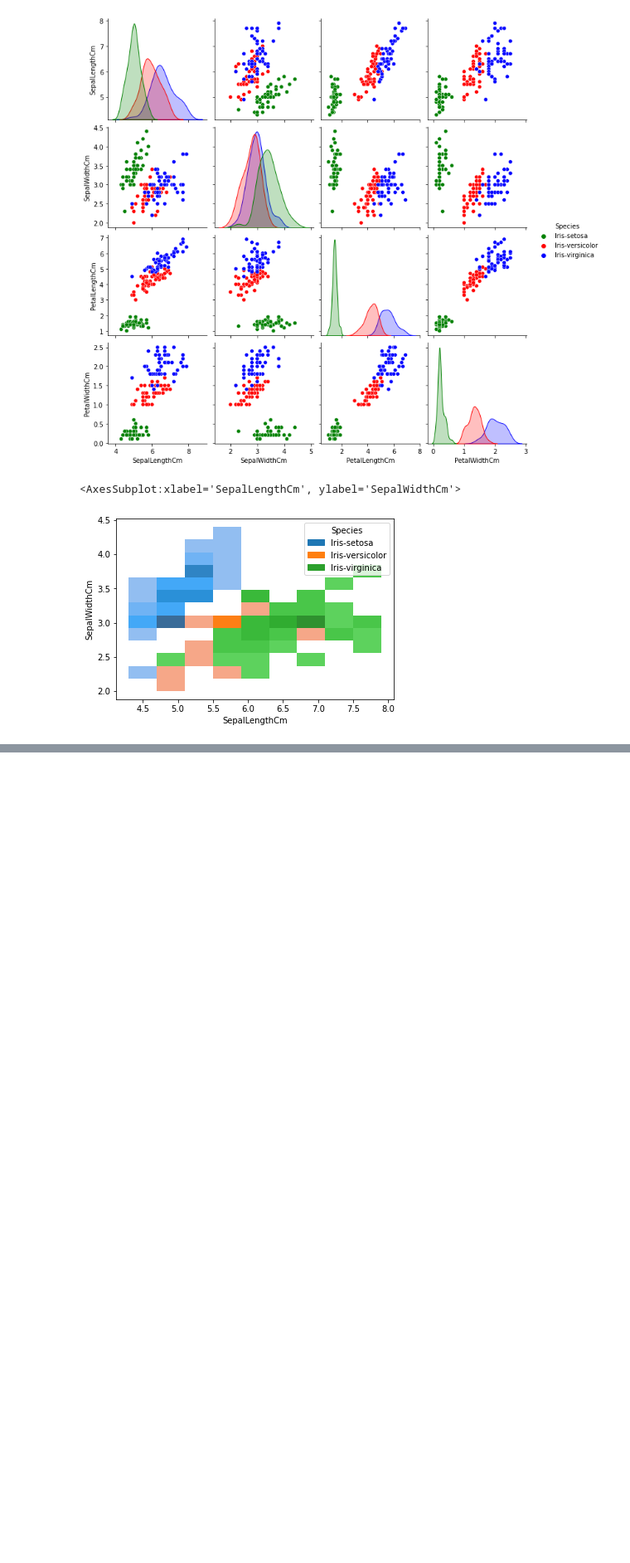
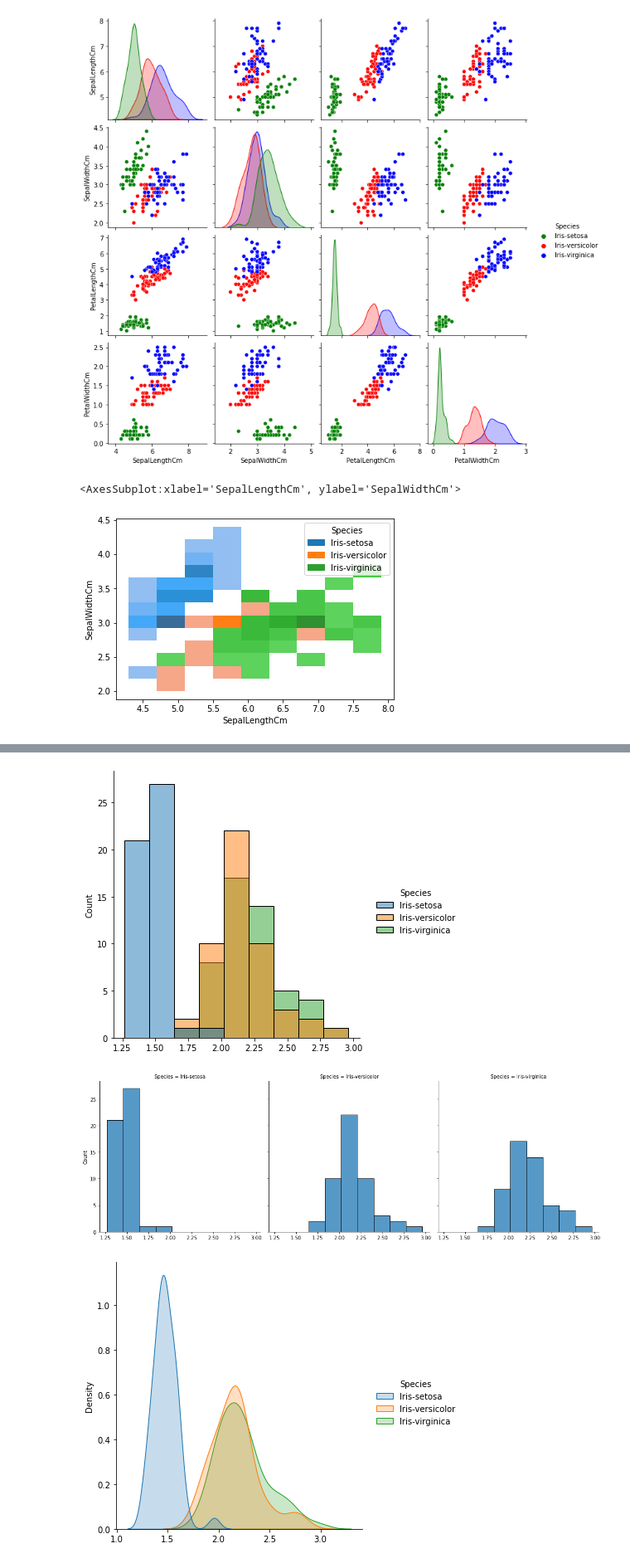
Before and after one commit to splitcomma/pands-project, a Jupyter notebook: analysis.ipynb, the cells around one changed output, grey strips where cells are left out. Shown: that part at 83% size. Drawn from its saved outputs; the diff is of its cells as text; code cells hidden in the pictures; blank space fills up the shorter version.

```diff
--- a/analysis.ipynb
+++ b/analysis.ipynb
@@ -70,0 +76,16 @@ sns.histplot(data = irisData, x = "SepalLengthCm", y = "SepalWidthCm", hue="Spec
+# %%
+sepRatio = irisData['SepalLengthCm'] / irisData['SepalWidthCm']
+petRatio = irisData['PetalLengthCm'] / irisData['PetalWidthCm']
+
+sns.displot(irisData, x=sepRatio, hue='Species')
+plt.show()
+
+sns.displot(irisData, x=sepRatio, col='Species')
+plt.show()
+
+sns.displot(irisData, x=sepRatio, hue='Species', kind='kde', fill='true')
+plt.show()
+# %% [output]
+[figure, added]
+[figure, added]
+[figure, added]
```
Also changed, not shown: parts of 1 cell of this notebook.
